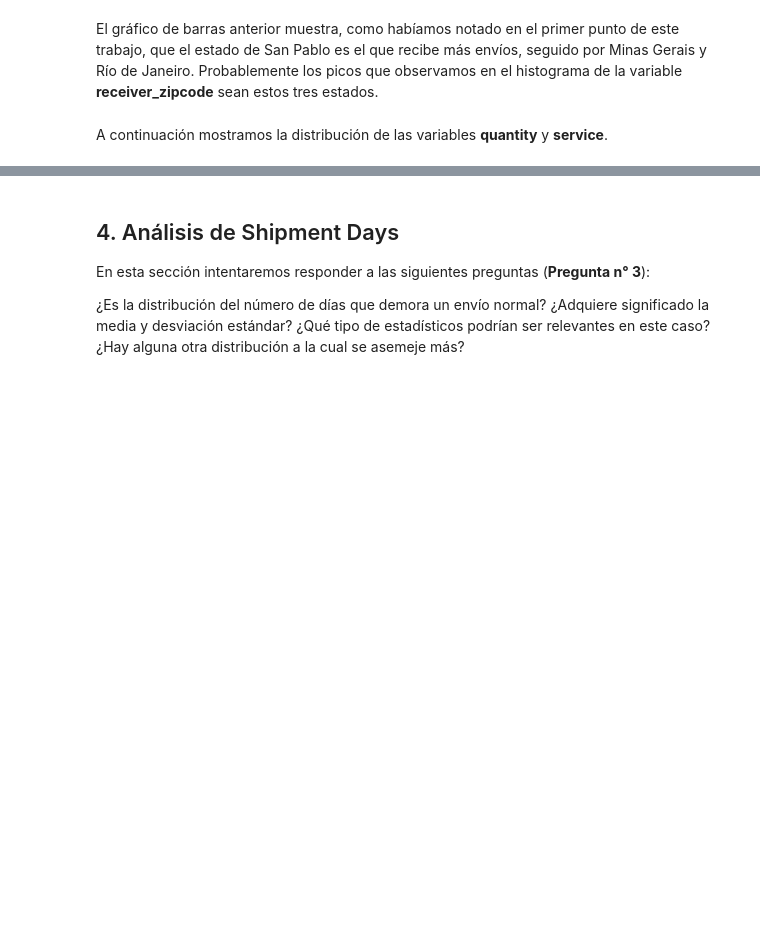
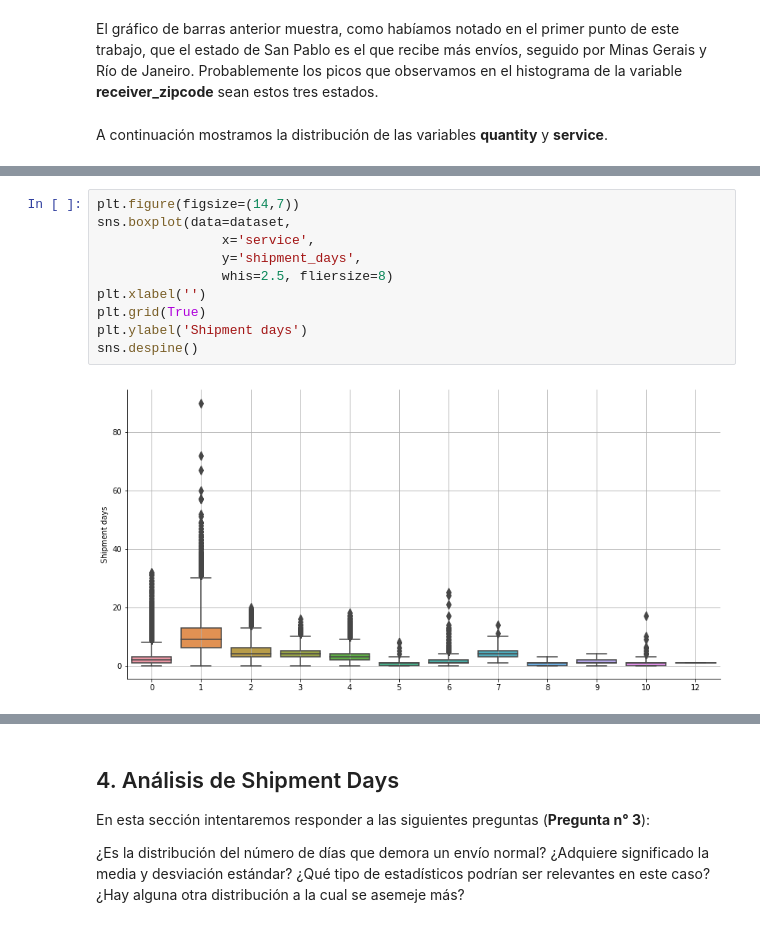
Before and after one commit to NSalina/diplodatos_2019, a Jupyter notebook: mentoria_envios/Practico1_AyV_Mentoria_cuando_llega.ipynb, the cells around one changed output, grey strips where cells are left out. Saved outputs shown, nothing was run; the diff lists cells and outputs as text; blank space fills up the shorter version.

```diff
--- a/mentoria_envios/Practico1_AyV_Mentoria_cuando_llega.ipynb
+++ b/mentoria_envios/Practico1_AyV_Mentoria_cuando_llega.ipynb
@@ -642,0 +643,12 @@ A simple vista, se puede observar que tanto las variables de cantidad de paquete
+# %%
+plt.figure(figsize=(14,7))
+sns.boxplot(data=dataset,
+                x='service',
+                y='shipment_days',
+                whis=2.5, fliersize=8)
+plt.xlabel('')
+plt.grid(True)
+plt.ylabel('Shipment days')
+sns.despine()
+# %% [output]
+[figure, added]
```
Also changed, not shown: parts of 6 cells of this notebook.
